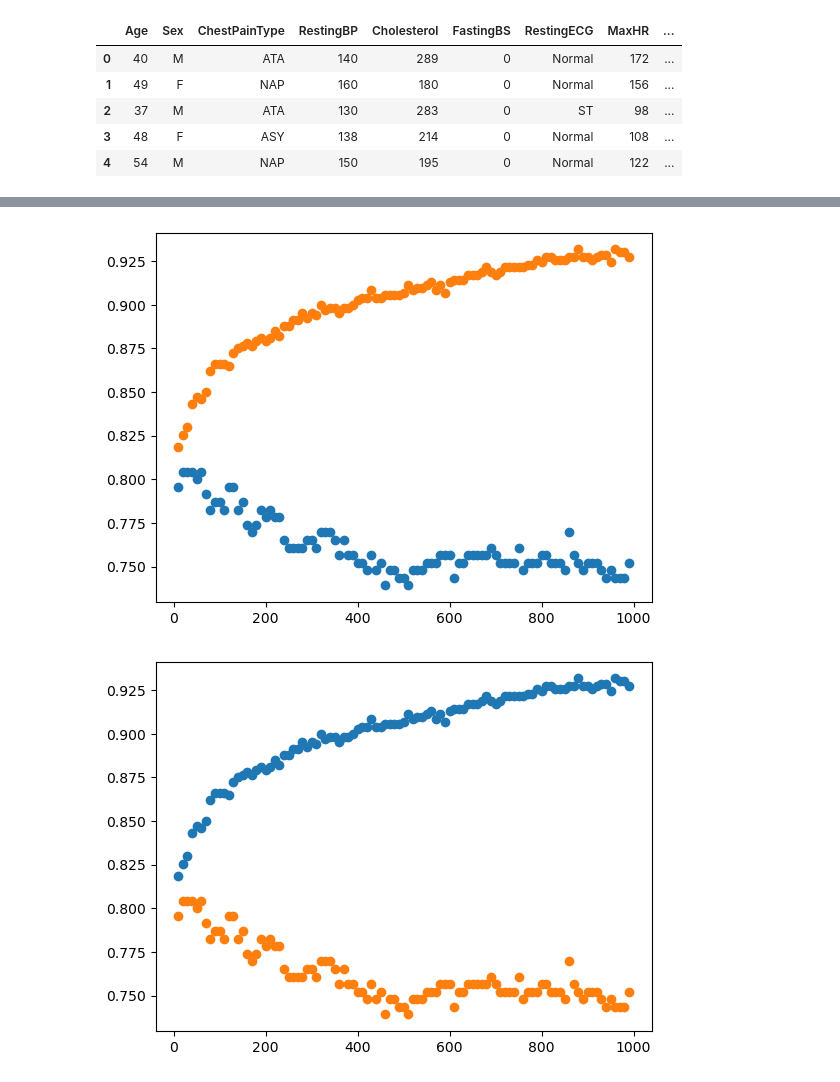
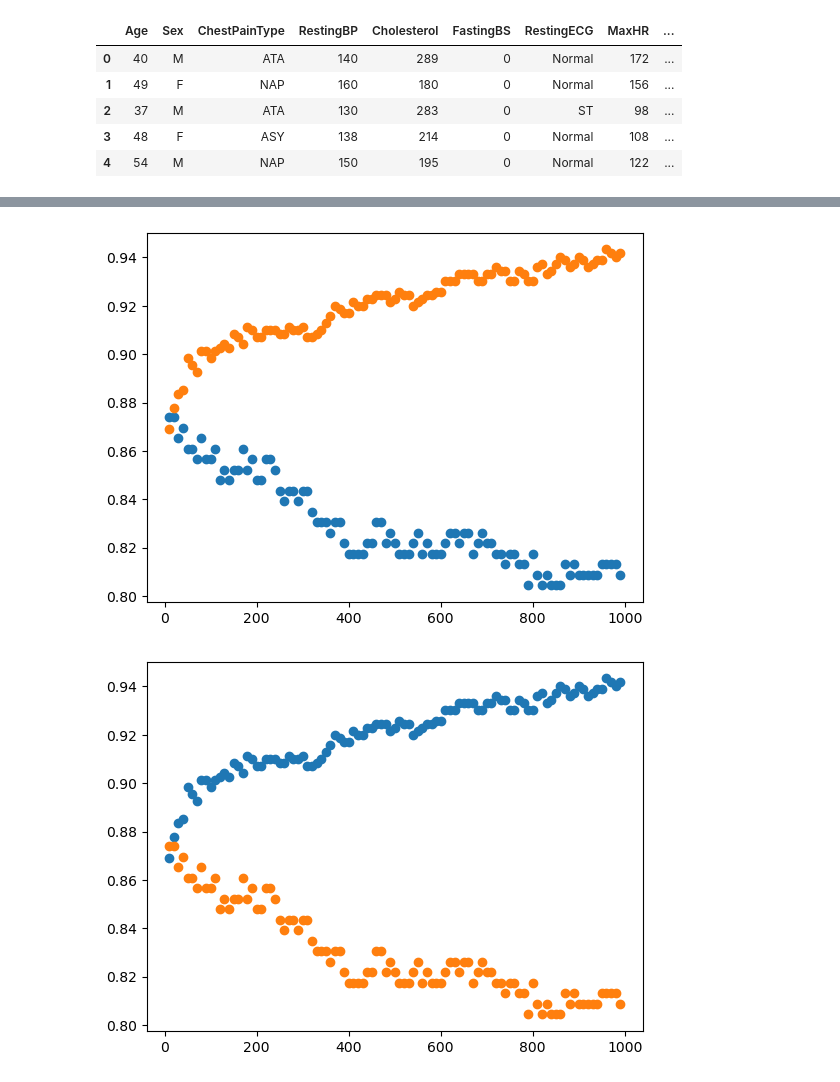
Before and after one commit to veenauppalapati/heart-failure, a Jupyter notebook: Failing_hearts.ipynb, the cells around one changed output, grey strips where cells are left out. Cells and saved outputs as stored; diff of their text form; code cells hidden in the pictures.

Commit message:
fixed scale

```diff
--- a/Failing_hearts.ipynb
+++ b/Failing_hearts.ipynb
@@ -29,18 +29,13 @@ heart_data.head()
 #First the one hot encoder needs to be applied to the columns
 #ChestPainType, RestingECG, ST_Slope
 to_encode = ["Sex", "ChestPainType", "RestingECG", "ExerciseAngina", "ST_Slope"]
-new_encoder = OneHotEncoder(handle_unknown='ignore', sparse_output=False)
+new_encoder = OneHotEncoder( sparse_output=False)
 encoded_heart = new_encoder.fit_transform(heart_data[to_encode])
 encoded_heart = pd.DataFrame(encoded_heart, columns=new_encoder.get_feature_names_out(to_encode), index=heart_data.index)
 print(encoded_heart)
 
-
-
-heart_data['Sex'] = encoded_heart[:, 0]
-heart_data['ChestPainType'] = encoded_heart[:, 1]
-heart_data['RestingECG'] = encoded_heart[:, 2]
-heart_data['ExerciseAngina'] = encoded_heart[:, 3]
-heart_data['ST_Slope'] = encoded_heart[:, 4]
+heart_data = pd.concat([heart_data, encoded_heart], axis=1)
+heart_data = heart_data.drop(columns=to_encode)
 #As a sanity check to make sure all values are numeric
 heart_data = heart_data.astype(float)
 heart_data.head()
@@ -183,13 +211,13 @@ testing_accuracy = []
 for n_est in tqdm(range(10, 1000, 10)):
         classy = AdaBoostClassifier(n_estimators=n_est)
         n_estimators.append(int(n_est))
-        classy.fit(x_train, y_train)
-        testing_scores.append(classy.score(x_test, y_test))
-        training_scores.append(classy.score(x_train, y_train))
-        y_pred_train = classy.predict(x_train)
-        y_pred_test = classy.predict(x_test)
-        testing_accuracy.append(accuracy_score(y_test, y_pred_test))
-        training_accuracy.append(accuracy_score(y_train, y_pred_train))
+        classy.fit(x_train_scaled, y_train)
+        testing_scores.append(classy.score(x_test_scaled, y_test))
+        training_scores.append(classy.score(x_train_scaled, y_train))
+        y_pred_train = classy.predict(x_train_scaled)
+        y_pred_test = classy.predict(x_test_scaled)
+        testing_accuracy.append(confusion_matrix(y_test, y_pred_test))
+        training_accuracy.append(confusion_matrix(y_train, y_pred_train))
 
 plt.scatter(n_estimators, testing_scores)
 plt.scatter(n_estimators, training_scores)
@@ -203,39 +231,39 @@ plt.show()
 #Now we can start training the classifier
 #We want to see ideal parameters for the gradient boosting classifier
 learning_rates = []
 training_scores = []
 testing_scores = []
 training_accuracy = []
 testing_accuracy = []
 
 #Use tqdm to track progress and see if snacking is acceptable
 for lern in tqdm(np.arange(0.05, 0.5, 0.05)):
         classy = AdaBoostClassifier(n_estimators=10, learning_rate=lern)
         learning_rates.append(lern)
-        classy.fit(x_train, y_train)
-        testing_scores.append(classy.score(x_test, y_test))
-        training_scores.append(classy.score(x_train, y_train))
-        y_pred_train = classy.predict(x_train)
-        y_pred_test = classy.predict(x_test)
-        testing_accuracy.append(accuracy_score(y_test, y_pred_test))
-        training_accuracy.append(accuracy_score(y_train, y_pred_train))
+        classy.fit(x_train_scaled, y_train)
+        testing_scores.append(classy.score(x_test_scaled, y_test))
+        training_scores.append(classy.score(x_train_scaled, y_train))
+        y_pred_train = classy.predict(x_train_scaled)
+        y_pred_test = classy.predict(x_test_scaled)
+        testing_accuracy.append(confusion_matrix(y_test, y_pred_test))
+        training_accuracy.append(confusion_matrix(y_train, y_pred_train))
 
 plt.scatter(learning_rates, testing_scores)
 plt.scatter(learning_rates, training_scores)
 plt.show()
 
 plt.clf()
 plt.scatter(learning_rates, training_accuracy)
 plt.scatter(learning_rates, testing_accuracy)
 plt.show()
 
 #Now we can start training the classifier
 #We want to see ideal parameters for the gradient boosting classifier
 splits = []
 training_scores = []
 testing_scores = []
 training_accuracy = []
 testing_accuracy = []
 # %% [output]
-[figure, old version]
+[figure, new version]
-[figure, old version]
+[figure, new version]
```
Also changed, not shown: parts of 7 cells of this notebook.
